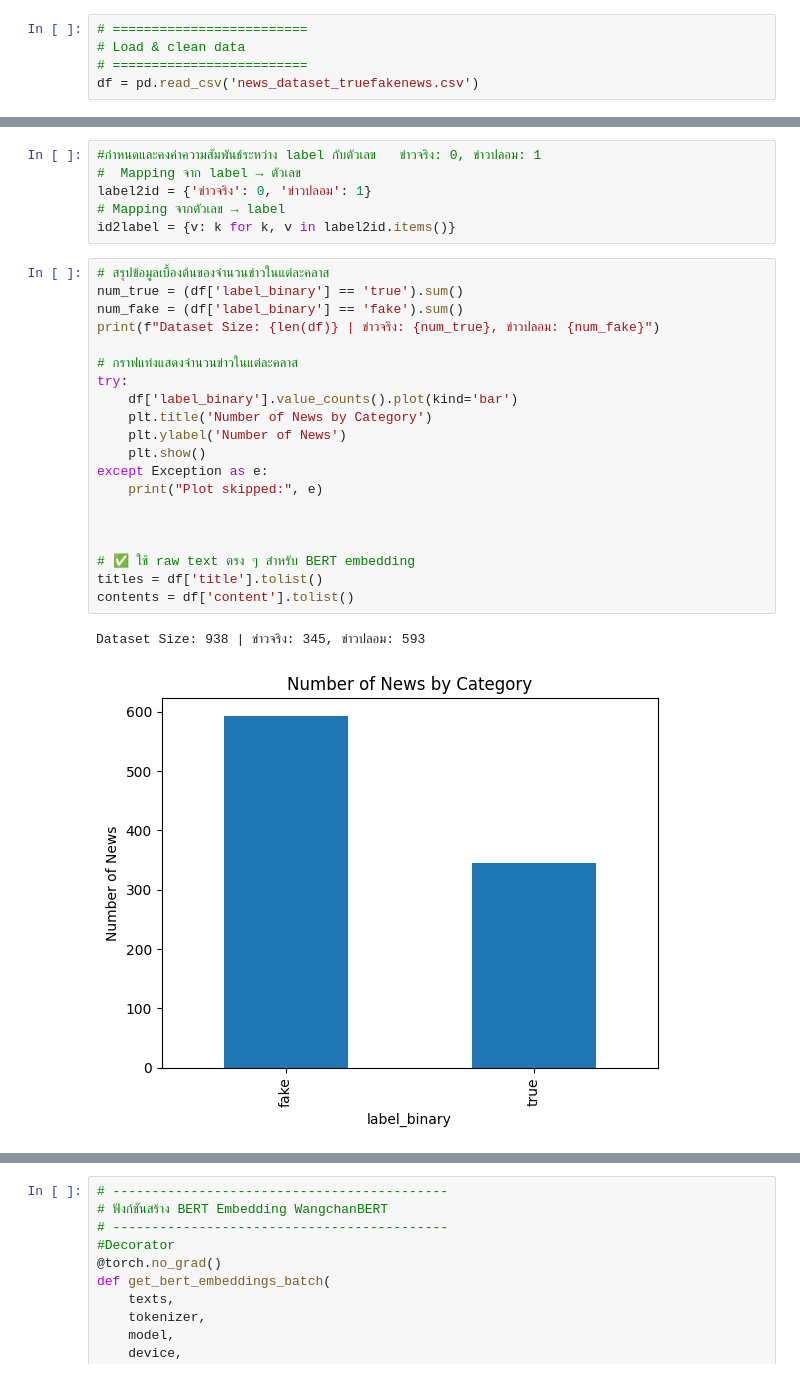
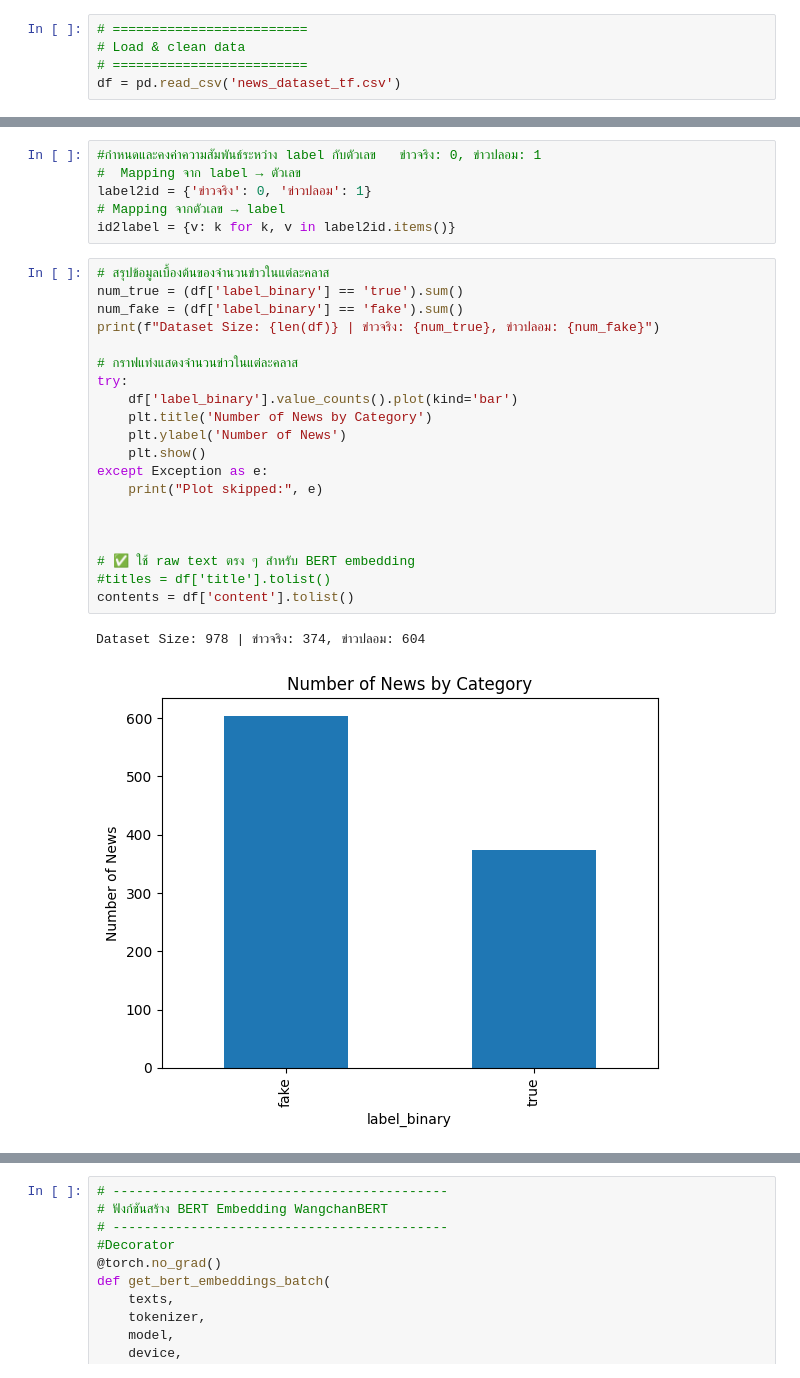
Before and after one commit to TtPeeraphat/Project_Thaifakenews, a Jupyter notebook: new_main.ipynb, the cells around one changed output, grey strips where cells are left out. Cells and saved outputs as stored; diff of their text form.

```diff
--- a/new_main.ipynb
+++ b/new_main.ipynb
@@ -39,7 +44,7 @@ Classes: {'ข่าวจริง': 0, 'ข่าวปลอม': 1}
 # =========================
 # Load & clean data
 # =========================
-df = pd.read_csv('news_dataset_truefakenews.csv')
+df = pd.read_csv('news_dataset_tf.csv')
 # %%
 # กำหนด mapping dictionary
 label_map = {
@@ -119,26 +122,26 @@ id2label = {v: k for k, v in label2id.items()}
 # %%
 # สรุปข้อมูลเบื้องต้นของจำนวนข่าวในแต่ละคลาส
 num_true = (df['label_binary'] == 'true').sum()
 num_fake = (df['label_binary'] == 'fake').sum()
 print(f"Dataset Size: {len(df)} | ข่าวจริง: {num_true}, ข่าวปลอม: {num_fake}")
 
 # กราฟแท่งแสดงจำนวนข่าวในแต่ละคลาส
 try:
     df['label_binary'].value_counts().plot(kind='bar')
     plt.title('Number of News by Category')
     plt.ylabel('Number of News')
     plt.show()
 except Exception as e:
     print("Plot skipped:", e)
 
 
 
 # ✅ ใช้ raw text ตรง ๆ สำหรับ BERT embedding
-titles = df['title'].tolist()
+#titles = df['title'].tolist()
 contents = df['content'].tolist()
 # %% [output]
-Dataset Size: 938 | ข่าวจริง: 345, ข่าวปลอม: 593
+Dataset Size: 978 | ข่าวจริง: 374, ข่าวปลอม: 604
-[figure, old version]
+[figure, new version]
 # %%
 # ดูตัวอย่าง content (raw text)
 print("\nSample of content:")
```
Also changed, not shown: parts of 16 cells of this notebook, 2 other files.
